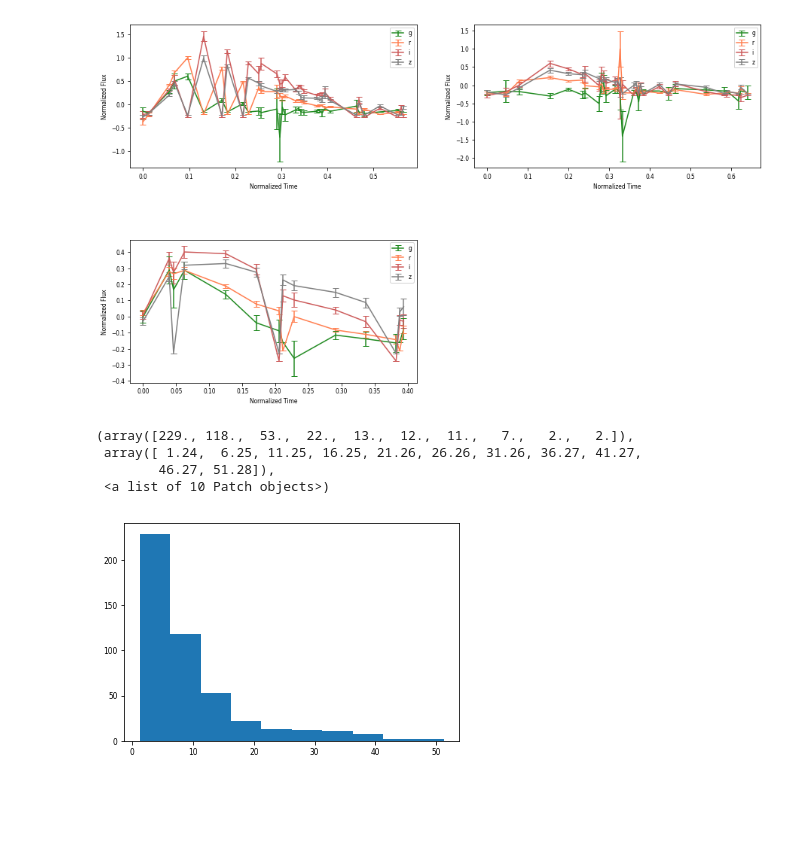
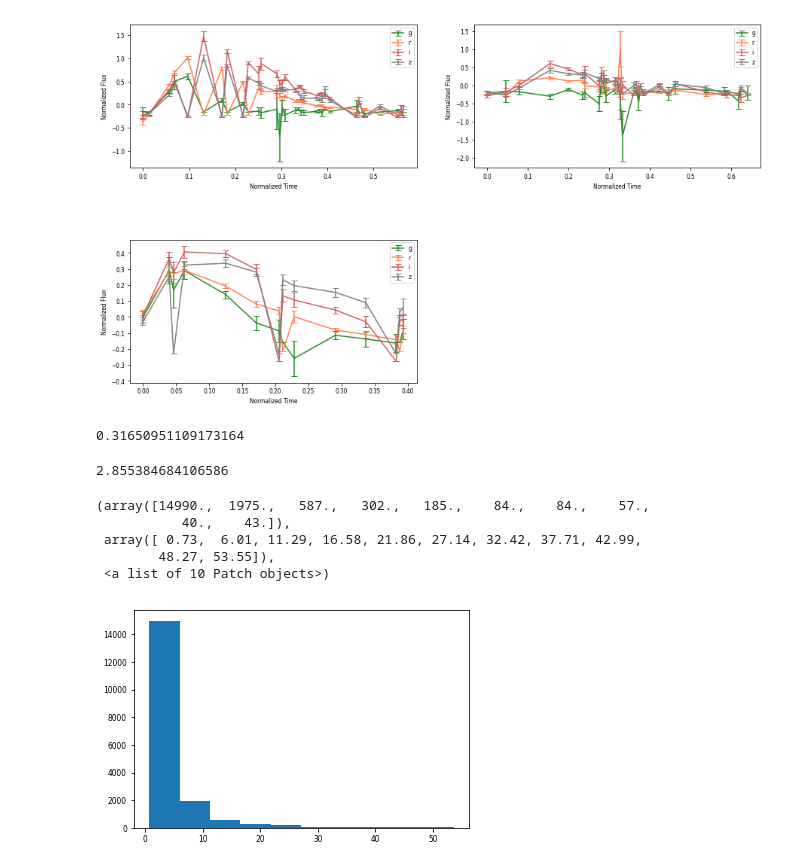
Before and after one commit to zhiyaol/SN-Classification-with-ML, a Jupyter notebook: Tensorflow-test-10000-steps.ipynb, the cells around one changed output. Saved outputs shown, nothing was run; the diff lists cells and outputs as text; code cells hidden in the pictures; blank space fills up the shorter version.

```diff
--- a/Tensorflow-test-10000-steps.ipynb
+++ b/Tensorflow-test-10000-steps.ipynb
@@ -153,35 +149,3 @@ roc_auc_score(table_test['label'], table_test['p'])
-# %%
-#Calculate S/N
-
-from astropy.io import ascii
-
-def get_SNR(group):
-    name_list = group['FILENAME']
-    total = len(name_list)
-    index = 0
-    SNR_list = []
-    for index in range(total):
-        rdr = ascii.get_reader(Reader=ascii.Basic)
-        rdr.header.splitter.delimiter = ' '
-        rdr.data.splitter.delimiter = ' '
-        rdr.header.start_line = 12
-        rdr.data.start_line = 13
-        rdr.data.end_line = None
-        t = rdr.read('DES_BLINDnoHOSTZ/' + name_list[index])
-
-        FLUXCALERR = t['FLUXCALERR']
-        MJD = t['MJD']
-        UMJD = MJD[FLUXCALERR>0]
-        FLT = t['FLT']
-        UFLT = FLT[FLUXCALERR>0]
-        FLUXCAL = t['FLUXCAL']
-        UFLUXCAL = FLUXCAL[FLUXCALERR>0]
-        UFLUXCALERR = FLUXCALERR[FLUXCALERR>0]
-
-        Signal = sum(list(map(lambda x : x**2,UFLUXCAL)))
-        Noise = sum(list(map(lambda x : x**2,UFLUXCALERR)))
-        SNR_list += [sqrt(Signal/Noise)]
-    return SNR_list
 # %%
 # Compute Confusion Matrix
 from sklearn.metrics import confusion_matrix
@@ -440,3 +400,22 @@ def get_SNR(group):
+# %%
+dataset_SNR = get_SNR(data_table)
+# %%
+len(dataset_SNR[dataset_SNR>4])/len(dataset_SNR)
+# %% [output]
+0.31650951109173164
+# %%
+get_individual_SNR("DES_SN002544.DAT")
+# %% [output]
+2.855384684106586
+# %%
+hist(dataset_SNR)
+# %% [output]
+(array([14990.,  1975.,   587.,   302.,   185.,    84.,    84.,    57.,
+           40.,    43.]),
+ array([ 0.73,  6.01, 11.29, 16.58, 21.86, 27.14, 32.42, 37.71, 42.99,
+        48.27, 53.55]),
+ <a list of 10 Patch objects>)
+[figure, added]
 # %%
 FP_SNR = get_SNR(FP_table)
 FN_SNR = get_SNR(FN_table)
@@ -448,8 +423,0 @@ corr_SNR = TP_SNR + TN_SNR
-# %%
-hist(mis_SNR)
-# %% [output]
-(array([229., 118.,  53.,  22.,  13.,  12.,  11.,   7.,   2.,   2.]),
- array([ 1.24,  6.25, 11.25, 16.25, 21.26, 26.26, 31.26, 36.27, 41.27,
-        46.27, 51.28]),
- <a list of 10 Patch objects>)
-[figure, removed]
```
Also changed, not shown: parts of 22 cells of this notebook, 1 other file.
